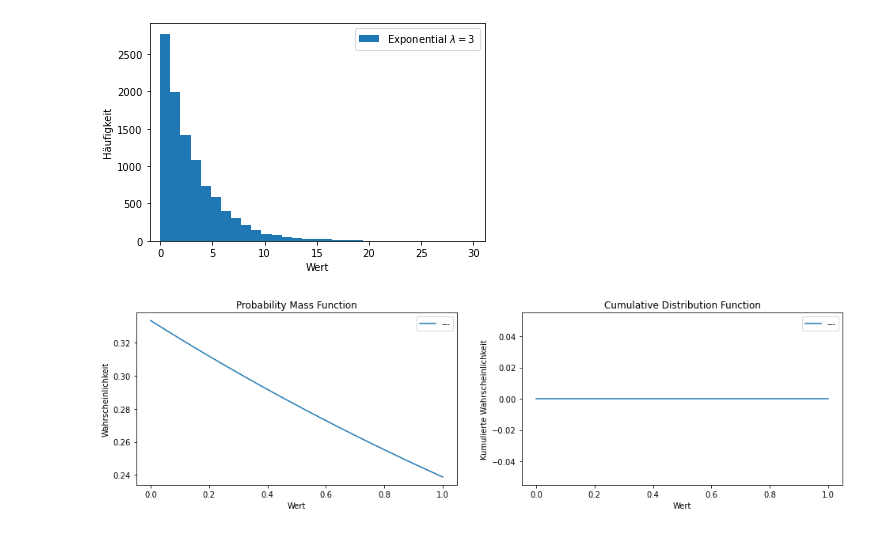
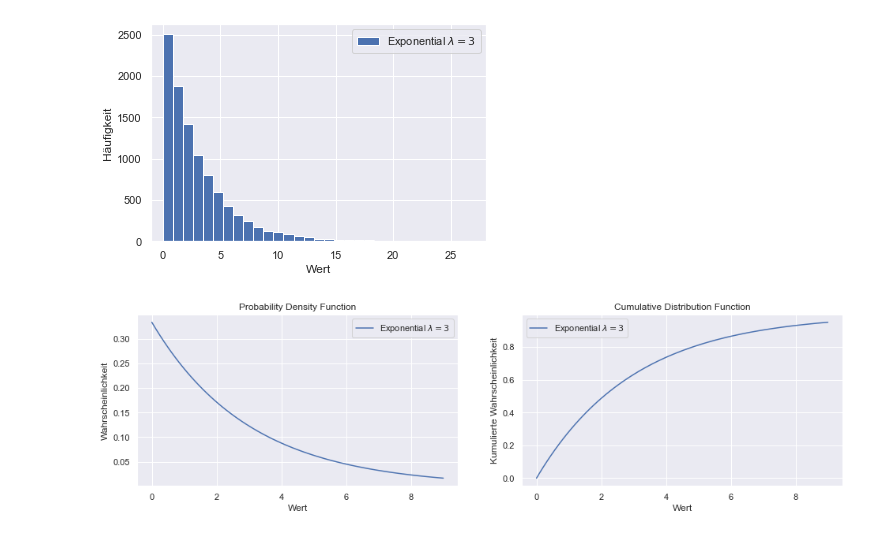
Before and after one commit to MarcelDeSutter/udemy_data_science, a Jupyter notebook: notebooks/08_Grundlagen_Statistik/08-04_Stetige_Zufallsvariablen.ipynb, the cells around one changed output. Saved outputs shown, nothing was run; the diff lists cells and outputs as text; code cells hidden in the pictures.

Commit message:
minor changes to notebook 08-03, finished 08-04

```diff
--- a/notebooks/08_Grundlagen_Statistik/08-04_Stetige_Zufallsvariablen.ipynb
+++ b/notebooks/08_Grundlagen_Statistik/08-04_Stetige_Zufallsvariablen.ipynb
@@ -2,6 +2,9 @@
 import numpy as np
 import pandas as pd
 from matplotlib import pyplot as plt
+import seaborn as sns
+sns.set()
+sns.set_context("notebook")
 # %%
 class ContinuousUniformRandomVariable:
     def __init__(self, a = 0, b = 1):
@@ -127,29 +180,28 @@ plt.xlim(min(sample) - 1, max(sample) + 1)
 plt.ylabel("Häufigkeit")
 plt.legend([f"Exponential $\lambda={Zufallspunkt.rate}$"]);
 # %% [output]
-[figure, old version]
+[figure, new version]
 # %%
 from scipy.stats import expon
 
 rate = 3
 
-x = np.linspace(0, 1, 100)
-
 plt.figure(figsize = (16, 4))
 plt.subplot(1, 2, 1)
-y_pdf = expon.pdf(x, loc = 0, scale = rate)
-plt.plot(x, y_pdf, label = f"---")
+x = np.linspace(0, rate*3, 100)
+y_pdf = expon.pdf(x, scale = rate)
+plt.plot(x, y_pdf, label = f"Exponential $\lambda={rate}$")
 plt.ylabel("Wahrscheinlichkeit")
 plt.xlabel("Wert")
-plt.title("Probability Mass Function")
+plt.title("Probability Density Function")
 plt.legend();
 
 plt.subplot(1, 2, 2)
-y_cdf = expon.cdf(x, rate)
-plt.plot(x, y_cdf, label = f"---")
+y_cdf = expon.cdf(x, scale = rate)
+plt.plot(x, y_cdf, label = f"Exponential $\lambda={rate}$")
 plt.ylabel("Kumulierte Wahrscheinlichkeit")
 plt.xlabel("Wert")
 plt.title("Cumulative Distribution Function")
 plt.legend();
 # %% [output]
-[figure, old version]
+[figure, new version]
```
Also changed, not shown: parts of 23 cells of this notebook.
